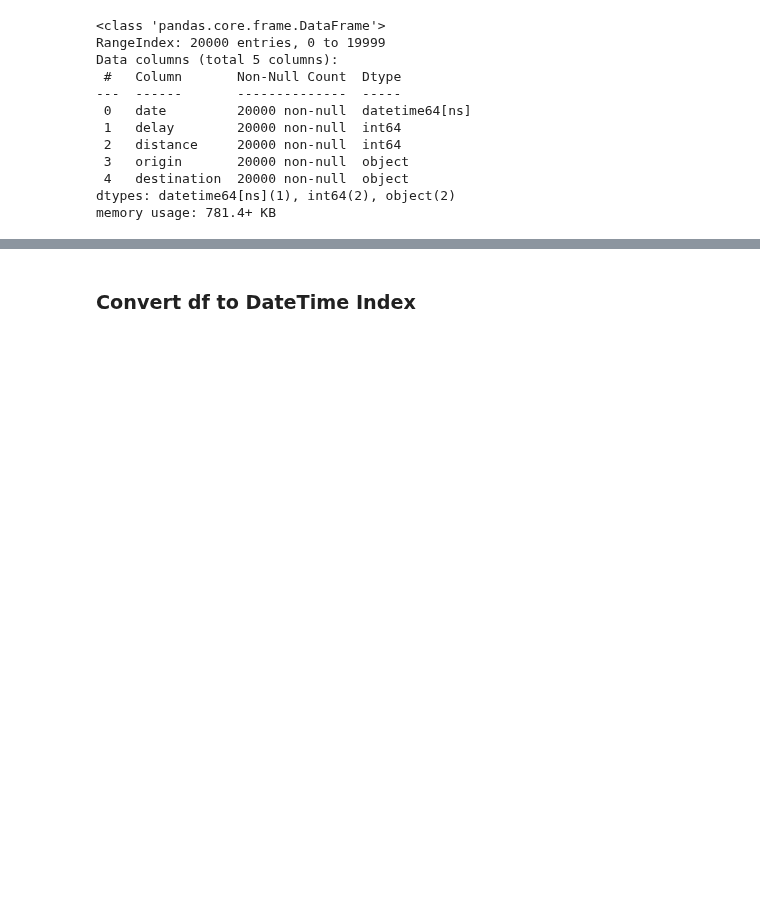
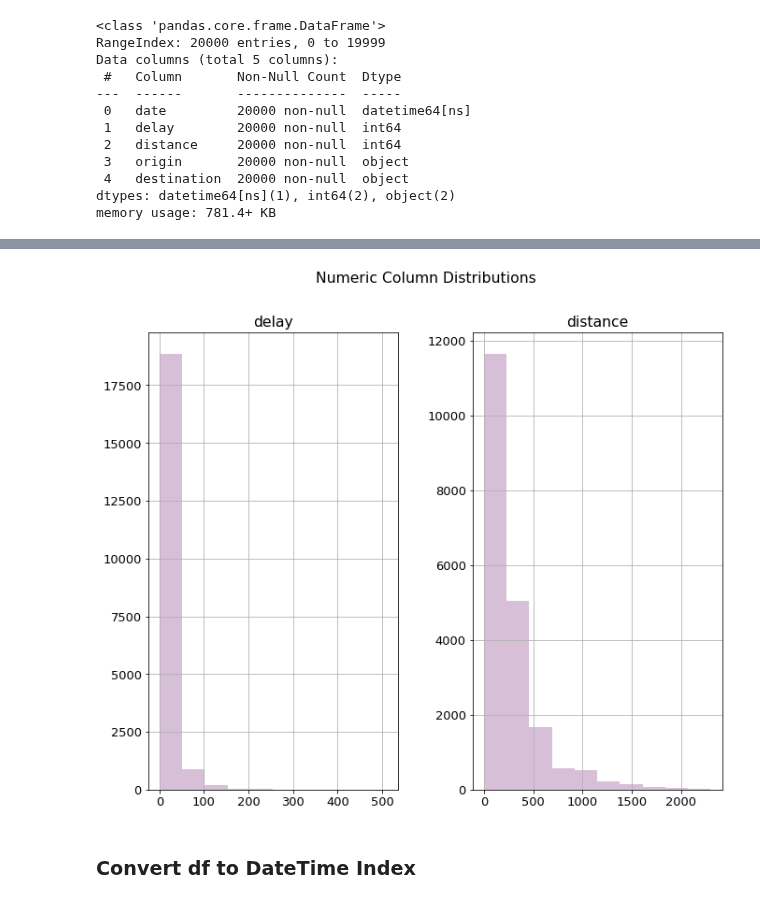
Before and after one commit to faithkane3/ds-methodologies-exercises, a Jupyter notebook: time_series/prepare_walkthrough.ipynb, the cells around one changed output, grey strips where cells are left out. Cells and saved outputs as stored; diff of their text form; code cells hidden in the pictures; blank space fills up the shorter version.

```diff
--- a/time_series/prepare_walkthrough.ipynb
+++ b/time_series/prepare_walkthrough.ipynb
@@ -408,3 +491,9 @@ memory usage: 781.4+ KB
+# %%
+# This is some skewed data!
+
+numeric_hists(fdf)
+# %% [output]
+[figure, added]
 # %% [markdown]
 ### Convert df to DateTime Index
 # %%
```
Also changed, not shown: parts of 27 cells of this notebook, 1 other file.
